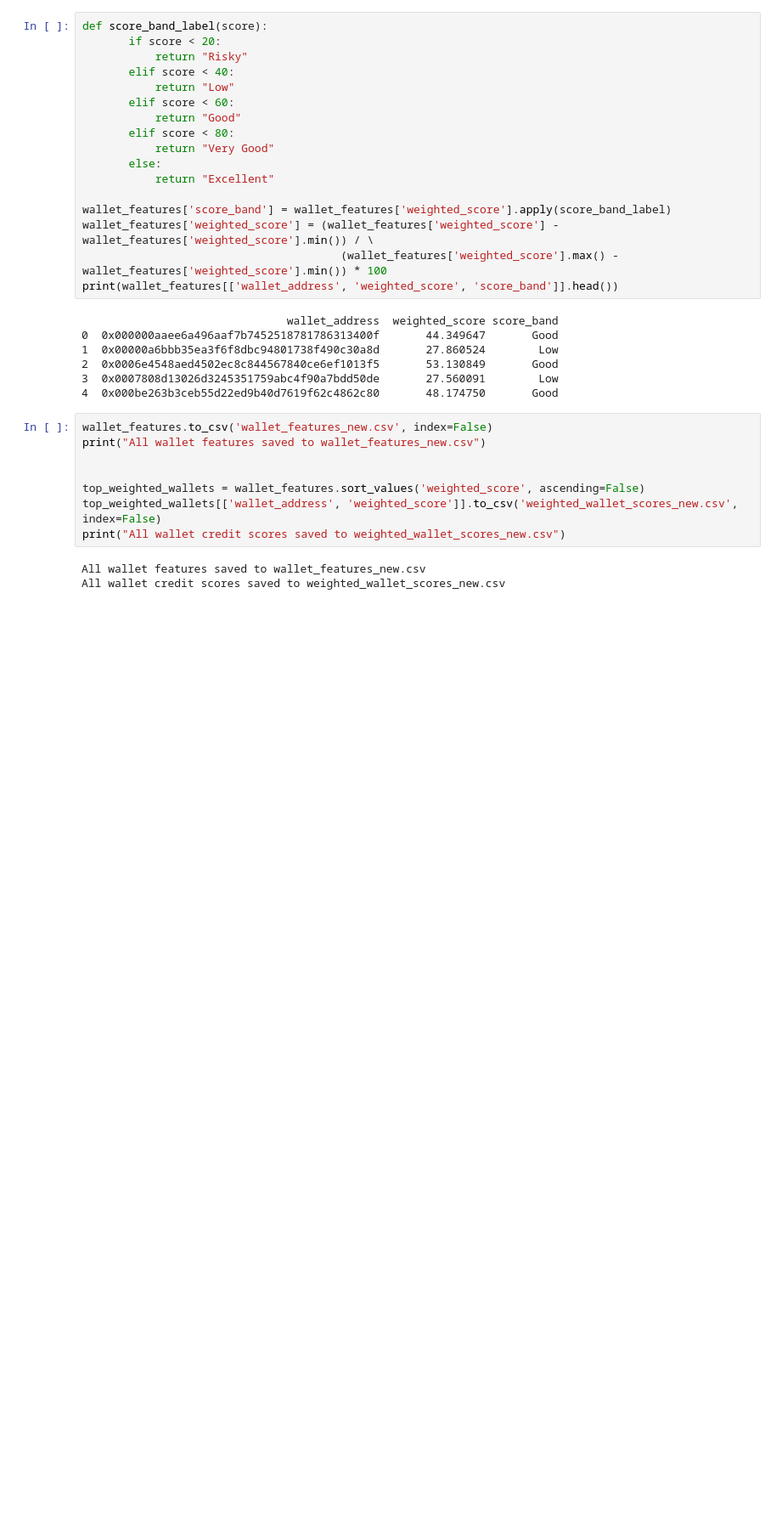
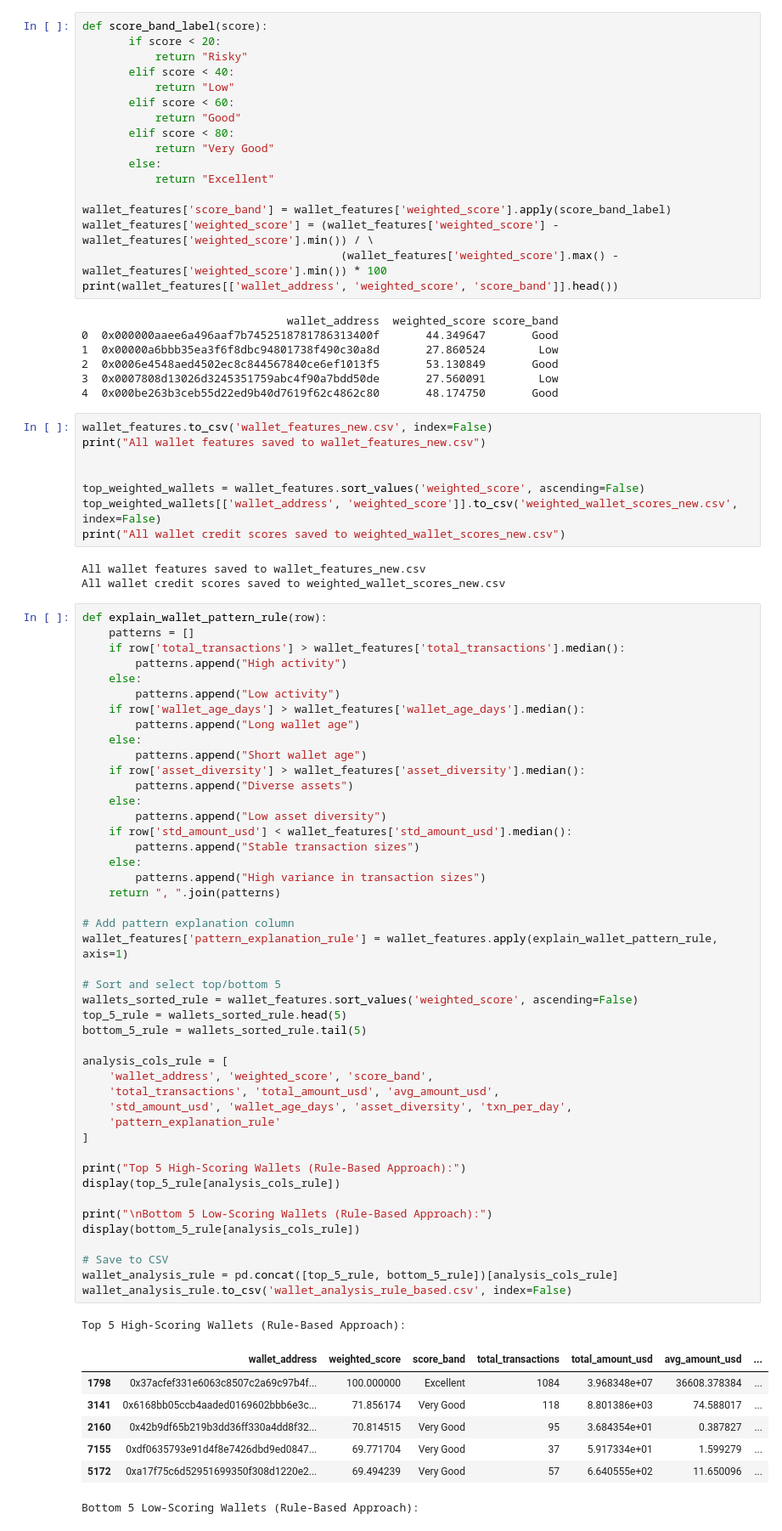
Before and after one commit to priyansh-agarwal02/Compound-V2-wallet, a Jupyter notebook: Rule based Approach/Rule_Based_Appraoch.ipynb, the cells around one changed output. Shown: that part at 85% size. Cells and saved outputs as stored; diff of their text form; blank space fills up the shorter version.

```diff
--- a/Rule based Approach/Rule_Based_Appraoch.ipynb
+++ b/Rule based Approach/Rule_Based_Appraoch.ipynb
@@ -300,3 +300,57 @@ print("All wallet credit scores saved to weighted_wallet_scores_new.csv")
 # %% [output]
 All wallet features saved to wallet_features_new.csv
 All wallet credit scores saved to weighted_wallet_scores_new.csv
+# %%
+def explain_wallet_pattern_rule(row):
+    patterns = []
+    if row['total_transactions'] > wallet_features['total_transactions'].median():
+        patterns.append("High activity")
+    else:
+        patterns.append("Low activity")
+    if row['wallet_age_days'] > wallet_features['wallet_age_days'].median():
+        patterns.append("Long wallet age")
+    else:
+        patterns.append("Short wallet age")
+    if row['asset_diversity'] > wallet_features['asset_diversity'].median():
+        patterns.append("Diverse assets")
+    else:
+        patterns.append("Low asset diversity")
+    if row['std_amount_usd'] < wallet_features['std_amount_usd'].median():
+        patterns.append("Stable transaction sizes")
+    else:
+        patterns.append("High variance in transaction sizes")
+    return ", ".join(patterns)
+
+# Add pattern explanation column
+wallet_features['pattern_explanation_rule'] = wallet_features.apply(explain_wallet_pattern_rule, axis=1)
+
+# Sort and select top/bottom 5
+wallets_sorted_rule = wallet_features.sort_values('weighted_score', ascending=False)
+top_5_rule = wallets_sorted_rule.head(5)
+bottom_5_rule = wallets_sorted_rule.tail(5)
+
+analysis_cols_rule = [
+    'wallet_address', 'weighted_score', 'score_band',
+    'total_transactions', 'total_amount_usd', 'avg_amount_usd',
+    'std_amount_usd', 'wallet_age_days', 'asset_diversity', 'txn_per_day',
+    'pattern_explanation_rule'
+]
+
+print("Top 5 High-Scoring Wallets (Rule-Based Approach):")
+display(top_5_rule[analysis_cols_rule])
+
+print("\nBottom 5 Low-Scoring Wallets (Rule-Based Approach):")
+display(bottom_5_rule[analysis_cols_rule])
+
+# Save to CSV
+wallet_analysis_rule = pd.concat([top_5_rule, bottom_5_rule])[analysis_cols_rule]
+wallet_analysis_rule.to_csv('wallet_analysis_rule_based.csv', index=False)
+# %% [output]
+Top 5 High-Scoring Wallets (Rule-Based Approach):
+|  | wallet_address | weighted_score | score_band | total_transactions | total_amount_usd | avg_amount_usd | ... |
+| 1798 | 0x37acfef331e6063c8507c2a69c97b4f... | 100.000000 | Excellent | 1084 | 3.968348e+07 | 36608.378384 | ... |
+| 3141 | 0x6168bb05ccb4aaded0169602bbb6e3c... | 71.856174 | Very Good | 118 | 8.801386e+03 | 74.588017 | ... |
+| 2160 | 0x42b9df65b219b3dd36ff330a4dd8f32... | 70.814515 | Very Good | 95 | 3.684354e+01 | 0.387827 | ... |
+| 7155 | 0xdf0635793e91d4f8e7426dbd9ed0847... | 69.771704 | Very Good | 37 | 5.917334e+01 | 1.599279 | ... |
+| 5172 | 0xa17f75c6d52951699350f308d1220e2... | 69.494239 | Very Good | 57 | 6.640555e+02 | 11.650096 | ... |
+Bottom 5 Low-Scoring Wallets (Rule-Based Approach):
```
Also changed, not shown: parts of 1 cell of this notebook, 3 other files.
